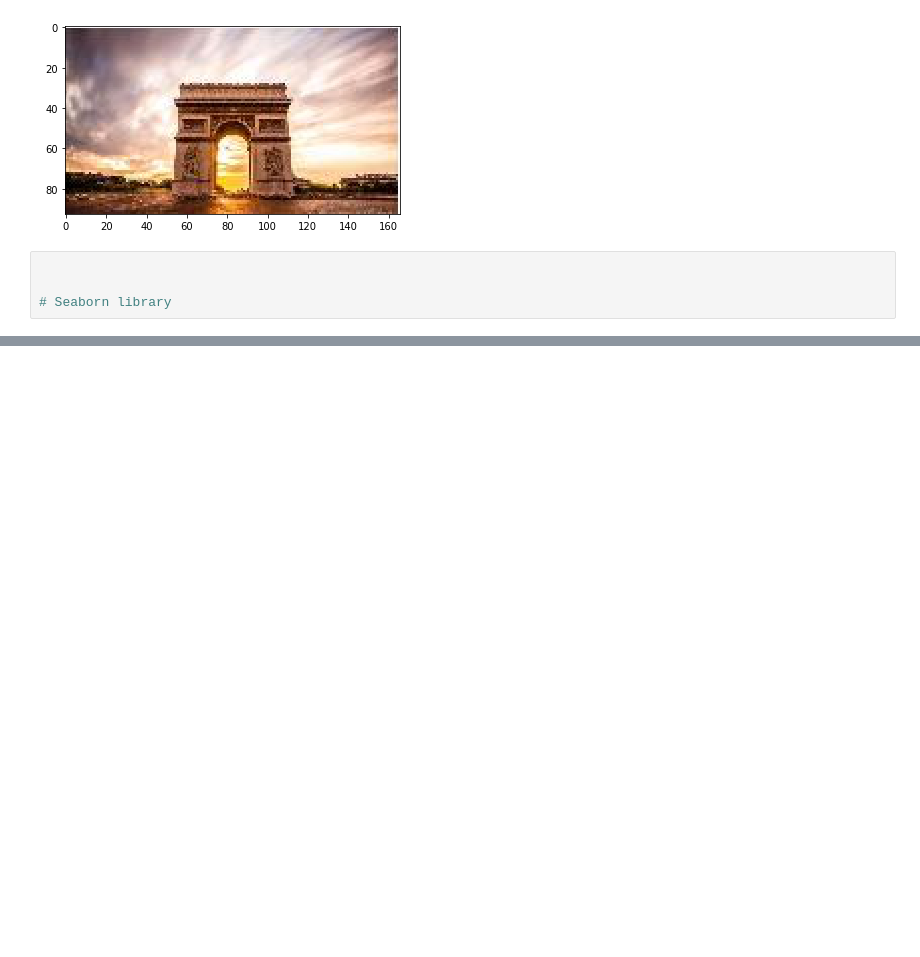
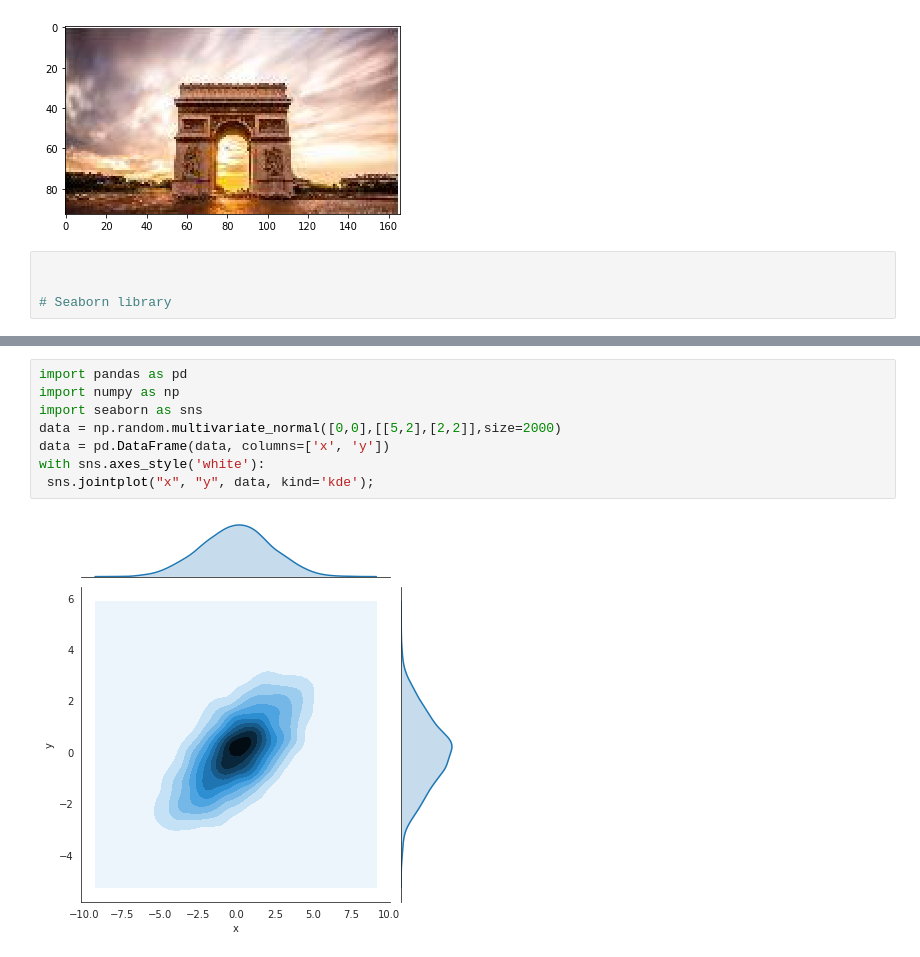
Before and after one commit to ahmed-hassan97/data_visulization, a Jupyter notebook: data_visulization.ipynb, the cells around one changed output, grey strips where cells are left out. Saved outputs shown, nothing was run; the diff lists cells and outputs as text; blank space fills up the shorter version.

```diff
--- a/data_visulization.ipynb
+++ b/data_visulization.ipynb
@@ -540,0 +584,10 @@ plt.imshow(b)
+# %%
+import pandas as pd
+import numpy as np
+import seaborn as sns
+data = np.random.multivariate_normal([0,0],[[5,2],[2,2]],size=2000)
+data = pd.DataFrame(data, columns=['x', 'y'])
+with sns.axes_style('white'):
+ sns.jointplot("x", "y", data, kind='kde');
+# %% [output]
+[figure, added]
```
Also changed, not shown: parts of 2 cells of this notebook.
